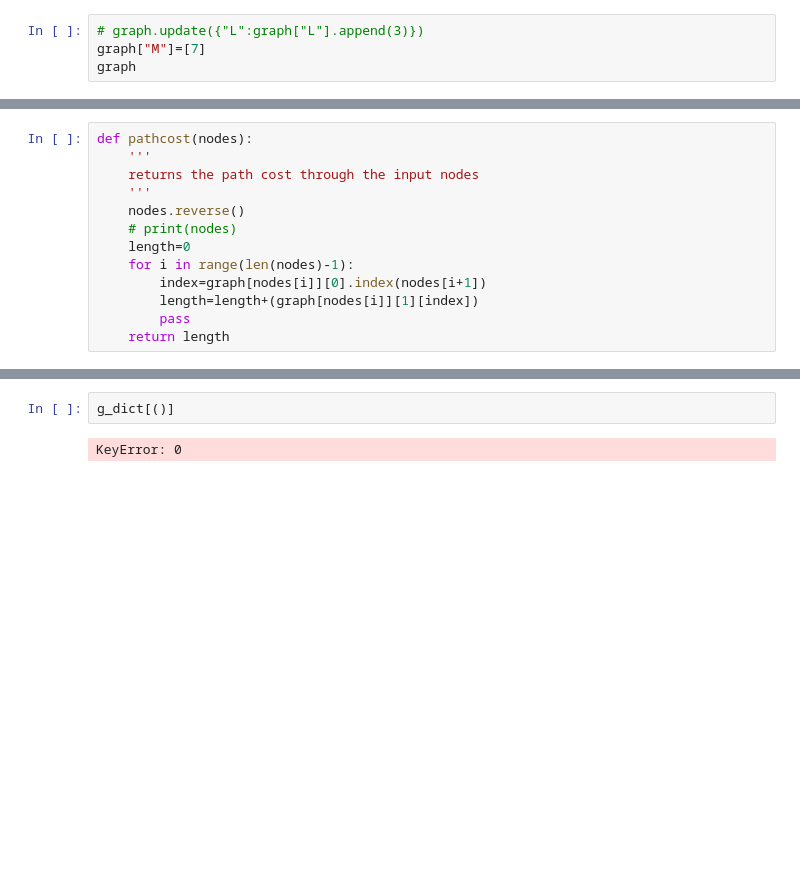
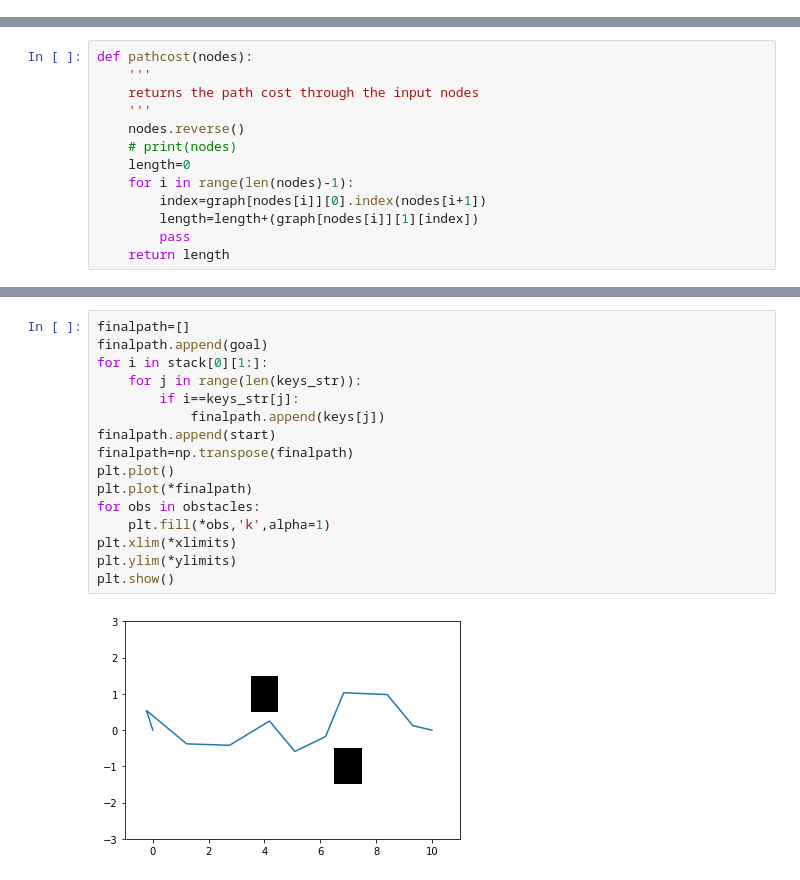
Before and after one commit to KedarMore/algo-HW4-a-Dijkstra-s-PRM-RRT, a Jupyter notebook: prm.ipynb, the cells around one changed output, grey strips where cells are left out. Drawn from its saved outputs; the diff is of its cells as text; blank space fills up the shorter version.

```diff
--- a/prm.ipynb
+++ b/prm.ipynb
@@ -114,7 +114,3 @@ graph={"vstart" : [["A","B","C"],[1,1,1],0],
        "K" : [["vgoal"],[2],2],
        "L" : [[],[],3],
        "vgoal" : [[],[],0]}
-# %%
-# graph.update({"L":graph["L"].append(3)})
-graph["M"]=[7]
-graph
@@ -213,4 +221,18 @@ IndexError: list index out of range
-# %%
-g_dict[()]
-# %% [output]
-KeyError: 0
+# %%
+finalpath=[]
+finalpath.append(goal)
+for i in stack[0][1:]:
+    for j in range(len(keys_str)):
+        if i==keys_str[j]:
+            finalpath.append(keys[j])
+finalpath.append(start)
+finalpath=np.transpose(finalpath)
+plt.plot()
+plt.plot(*finalpath)
+for obs in obstacles:
+    plt.fill(*obs,'k',alpha=1)
+plt.xlim(*xlimits)
+plt.ylim(*ylimits)
+plt.show()
+# %% [output]
+[figure, added]
```
Also changed, not shown: parts of 6 cells of this notebook.
